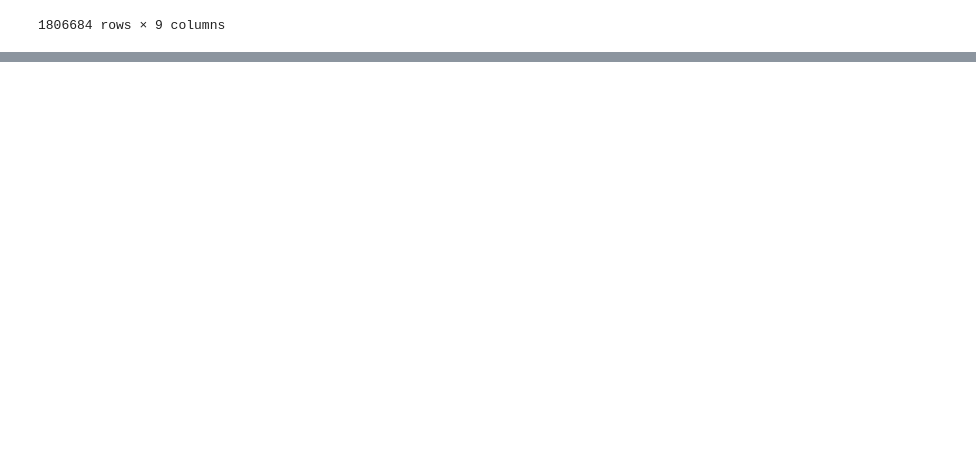
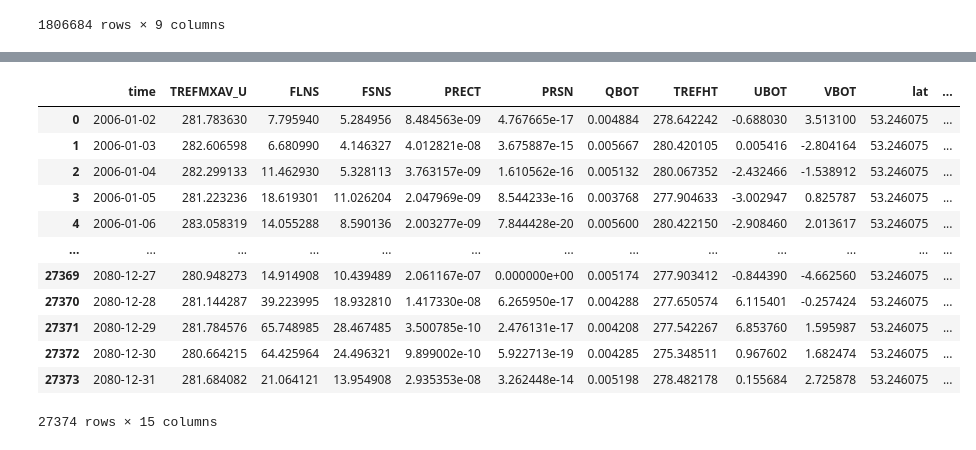
Before and after one commit to Chloe-CC276/EART60702_project2_group3, a Jupyter notebook: open_data.ipynb, the cells around one changed output, grey strips where cells are left out. Cells and saved outputs as stored; diff of their text form; code cells hidden in the pictures; blank space fills up the shorter version.

```diff
--- a/open_data.ipynb
+++ b/open_data.ipynb
@@ -47,0 +109,33 @@ ds_004.to_dataframe()
+# %%
+# read 006
+ds_006=xr.open_dataset("D:/Man/Earth and Environment/project2/006_2006_2080_352_360.nc")
+
+ds_006_man=ds_006.sel(lat=man_lat,lon=man_lon,method='nearest')
+
+if hasattr(ds_006_man.indexes['time'], 'to_datetimeindex'):
+    datetime_index=ds_006_man.indexes['time'].to_datetimeindex()
+    ds_006_man['time']=datetime_index
+
+man_006=ds_006_man.to_dataframe().reset_index()
+
+man_006['year']=man_006['time'].dt.year
+man_006['month']=man_006['time'].dt.month
+man_006['day']=man_006['time'].dt.day_of_year
+
+man_006.to_csv("D:/Man/Earth and Environment/project2/006_manchester.csv",index=False)
+
+man_006
+# %% [output]
+|  | time | TREFMXAV_U | FLNS | FSNS | PRECT | PRSN | QBOT | TREFHT | UBOT | VBOT | lat | ... |
+| 0 | 2006-01-02 | 281.783630 | 7.795940 | 5.284956 | 8.484563e-09 | 4.767665e-17 | 0.004884 | 278.642242 | -0.688030 | 3.513100 | 53.246075 | ... |
+| 1 | 2006-01-03 | 282.606598 | 6.680990 | 4.146327 | 4.012821e-08 | 3.675887e-15 | 0.005667 | 280.420105 | 0.005416 | -2.804164 | 53.246075 | ... |
+| 2 | 2006-01-04 | 282.299133 | 11.462930 | 5.328113 | 3.763157e-09 | 1.610562e-16 | 0.005132 | 280.067352 | -2.432466 | -1.538912 | 53.246075 | ... |
+| 3 | 2006-01-05 | 281.223236 | 18.619301 | 11.026204 | 2.047969e-09 | 8.544233e-16 | 0.003768 | 277.904633 | -3.002947 | 0.825787 | 53.246075 | ... |
+| 4 | 2006-01-06 | 283.058319 | 14.055288 | 8.590136 | 2.003277e-09 | 7.844428e-20 | 0.005600 | 280.422150 | -2.908460 | 2.013617 | 53.246075 | ... |
+| ... | ... | ... | ... | ... | ... | ... | ... | ... | ... | ... | ... | ... |
+| 27369 | 2080-12-27 | 280.948273 | 14.914908 | 10.439489 | 2.061167e-07 | 0.000000e+00 | 0.005174 | 277.903412 | -0.844390 | -4.662560 | 53.246075 | ... |
+| 27370 | 2080-12-28 | 281.144287 | 39.223995 | 18.932810 | 1.417330e-08 | 6.265950e-17 | 0.004288 | 277.650574 | 6.115401 | -0.257424 | 53.246075 | ... |
+| 27371 | 2080-12-29 | 281.784576 | 65.748985 | 28.467485 | 3.500785e-10 | 2.476131e-17 | 0.004208 | 277.542267 | 6.853760 | 1.595987 | 53.246075 | ... |
+| 27372 | 2080-12-30 | 280.664215 | 64.425964 | 24.496321 | 9.899002e-10 | 5.922713e-19 | 0.004285 | 275.348511 | 0.967602 | 1.682474 | 53.246075 | ... |
+| 27373 | 2080-12-31 | 281.684082 | 21.064121 | 13.954908 | 2.935353e-08 | 3.262448e-14 | 0.005198 | 278.482178 | 0.155684 | 2.725878 | 53.246075 | ... |
+27374 rows × 15 columns
```
Also changed, not shown: parts of 8 cells of this notebook.
